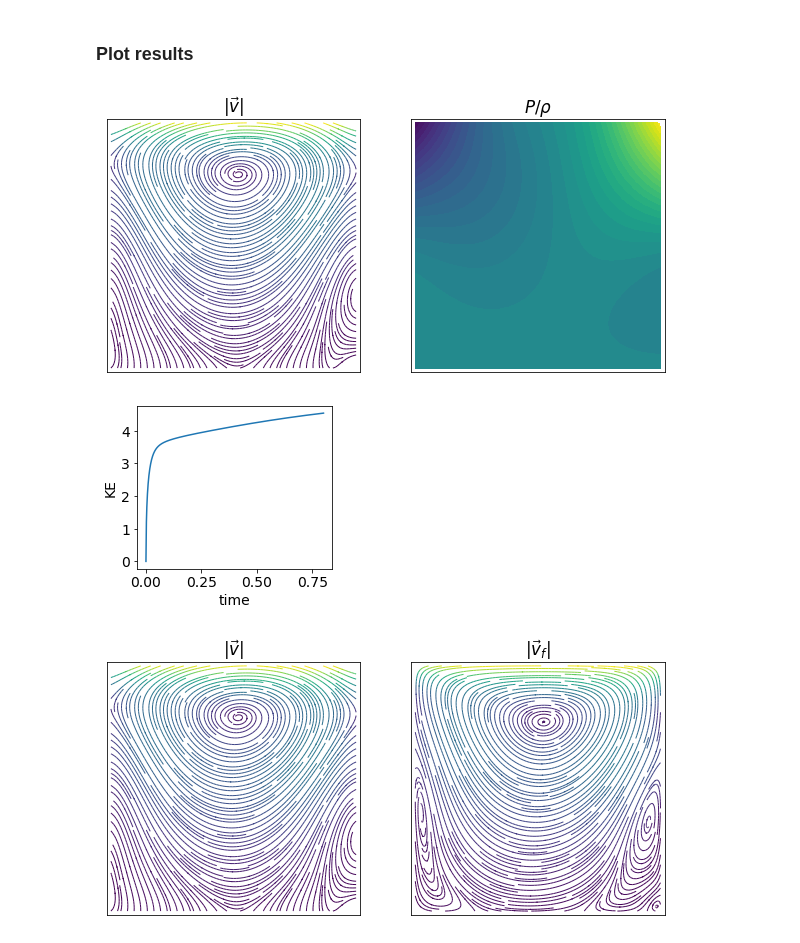
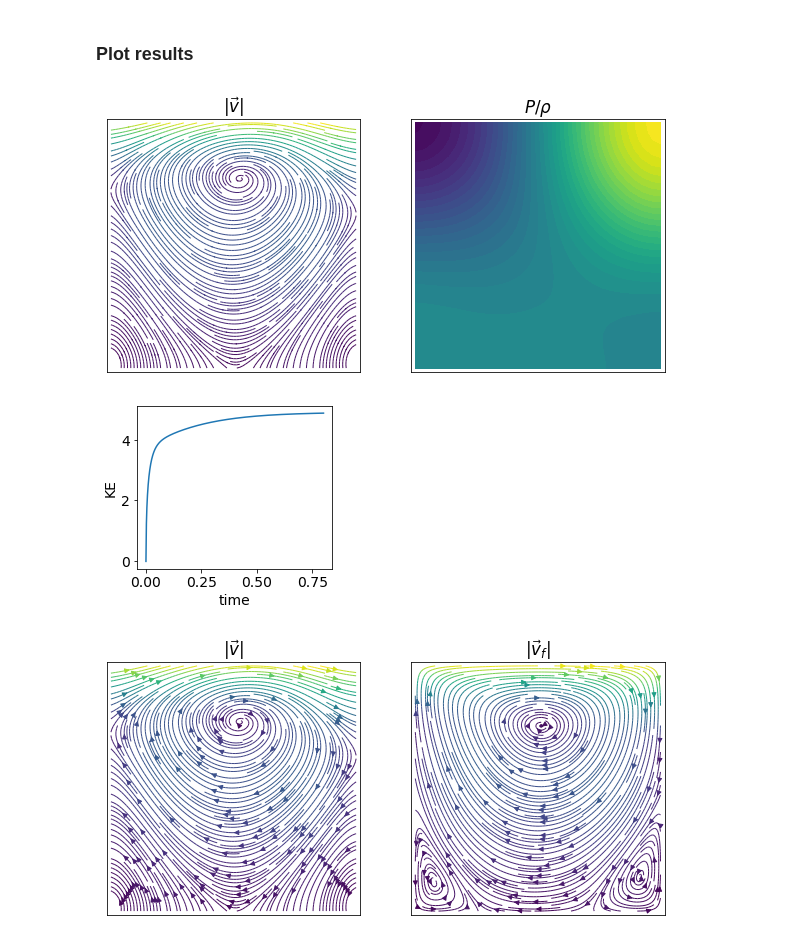
Before and after one commit to BYUignite/CFD_from_scratch, a Jupyter notebook: CFD_collocated.ipynb, the cells around one changed output. Cells and saved outputs as stored; diff of their text form; code cells hidden in the pictures.

Commit message:
updates while looking for errors in collocated; fixing plotting issue on staggered

```diff
--- a/CFD_collocated.ipynb
+++ b/CFD_collocated.ipynb
@@ -719,19 +719,39 @@ for k in range(nsteps):
     j = np.arange(1,ny)
     vf[:,j] = vf[:,j] + Δt*Hvf[:,j] - Δt*(P[:,j]-P[:,j-1])/Δy
 
-    #-----
+    #---------------------------------
+    # get boudary pressures
+
+    Pe =  u[nx-1,:]*Δx + Δt*Δx*Hu[nx-1,:] + 0.5*(P[nx-1,:]+P[nx-2,:]) - Δx*(2*Δx/Δy*(vf[nx-1,1:]-vf[nx-1,:-1]) + 2*uf[-1,:] - u[nx-2,:])
+    Pw = -u[0,:]*Δx    - Δt*Δx*Hu[0,:]    + 0.5*(P[0,:]   +P[1,:]   ) + Δx*(2*Δx/Δy*(vf[0,:-1]  -vf[0,1:])     + 2*uf[0,:]  - u[1,:])
+    Pn =  v[:,ny-1]*Δy + Δt*Δy*Hv[:,ny-1] + 0.5*(P[:,ny-1]+P[:,ny-2]) - Δy*(2*Δy/Δx*(uf[1:,ny-1]-uf[:-1,ny-1]) + 2*vf[:,-1] - v[:,ny-2])
+    Ps = -v[:,0]*Δy    - Δt*Δy*Hv[:,0]    + 0.5*(P[:,0]   +P[:,1]   ) + Δy*(2*Δy/Δx*(uf[:-1,0]  -uf[1:,0])     + 2*vf[:,0]  - v[:,1])
+
+    #---------------------------------
 
     u = u + Δt*Hu
     i = np.arange(1,nx-1)
-    u[0,:]    -= Δt*(P[1,:]   -P[0,:])/Δx
+    u[0,:]    -= Δt*((P[0,:]+P[1,:])/2 - Pw)/Δx
     u[i,:]    -= Δt*(P[i+1,:] -P[i-1,:])/(2*Δx)
-    u[nx-1,:] -= Δt*(P[nx-1,:]-P[nx-2,:])/Δx
+    u[nx-1,:] -= Δt*(Pe - (P[nx-1,:]+P[nx-2,:])/2)/Δx
 
     v = v + Δt*Hv
     j = np.arange(1,ny-1)
-    v[:,0]    -= Δt*(P[:,1]   -P[:,0])/Δy
+    v[:,0]    -= Δt*((P[:,0]+P[:,1])/2 - Ps)/Δy
     v[:,j]    -= Δt*(P[:,j+1] -P[:,j-1])/(2*Δy)
-    v[:,ny-1] -= Δt*(P[:,ny-1]-P[:,ny-2])/Δy
+    v[:,ny-1] -= Δt*(Pn - (P[:,ny-1]+P[:,ny-2])/2)/Δy
+
+    #u = u + Δt*Hu
+    #i = np.arange(1,nx-1)
+    #u[0,:]    -= Δt*(P[1,:]   -P[0,:])/Δx
+    #u[i,:]    -= Δt*(P[i+1,:] -P[i-1,:])/(2*Δx)
+    #u[nx-1,:] -= Δt*(P[nx-1,:]-P[nx-2,:])/Δx
+    #
+    #v = v + Δt*Hv
+    #j = np.arange(1,ny-1)
+    #v[:,0]    -= Δt*(P[:,1]   -P[:,0])/Δy
+    #v[:,j]    -= Δt*(P[:,j+1] -P[:,j-1])/(2*Δy)
+    #v[:,ny-1] -= Δt*(P[:,ny-1]-P[:,ny-2])/Δy
 
     #-----
 
@@ -778,34 +798,34 @@ plt.plot(times,ke)
 plt.xlabel('time')
 plt.ylabel('KE');
 # %% [output]
-[figure, old version]
+[figure, new version]
-[figure, old version]
+[figure, new version]
 # %%
 
 X,Y = np.meshgrid(x,y)
 
 plt.rc('font', size=14)
 fig, (ax1, ax2) = plt.subplots(1,2, figsize=(10,10))
 
 ax1.set_aspect('equal', adjustable='box')
-ax1.streamplot(x,y,u.T,v.T, density=2.5, linewidth=1, arrowsize=0.001, color=velmag.T)
+ax1.streamplot(x,y,u.T,v.T, density=2.5, linewidth=1, arrowsize=1.001, color=velmag.T)
 ax1.set_title(r'$|\vec{v}|$')
 ax1.set_xlim([0,Lx])
 ax1.set_ylim([0,Ly])
 ax1.set_xticks([])
 ax1.set_yticks([]);
 
 uuf = 0.5*(uf[:-1,:]+uf[1:,:])
 vvf = 0.5*(vf[:,:-1]+vf[:,1:])
 ax2.set_aspect('equal', adjustable='box')
-ax2.streamplot(x,y,uuf.T,vvf.T, density=2.5, linewidth=1, arrowsize=0.001, color=velmag.T)
+ax2.streamplot(x,y,uuf.T,vvf.T, density=2.5, linewidth=1, arrowsize=1.001, color=velmag.T)
 ax2.set_title(r'$|\vec{v}_f|$')
 ax2.set_xlim([0,Lx])
 ax2.set_ylim([0,Ly])
 ax2.set_xticks([])
 ax2.set_yticks([]);
 # %% [output]
-[figure, old version]
+[figure, new version]
 # %%
 XX,YY = np.meshgrid(x,np.linspace(0,Ly,ny+1))
 #XX,YY = np.meshgrid(np.linspace(0,Lx,nx+1), y)
```
Also changed, not shown: parts of 5 cells of this notebook, 1 other file.
